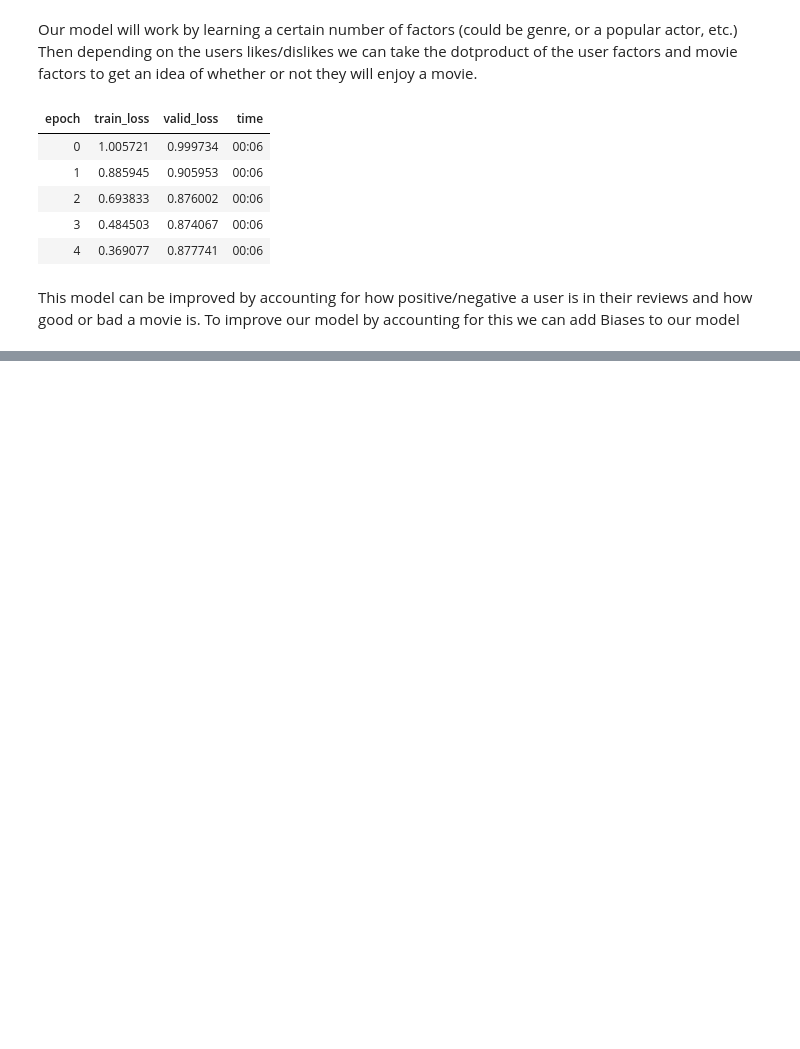
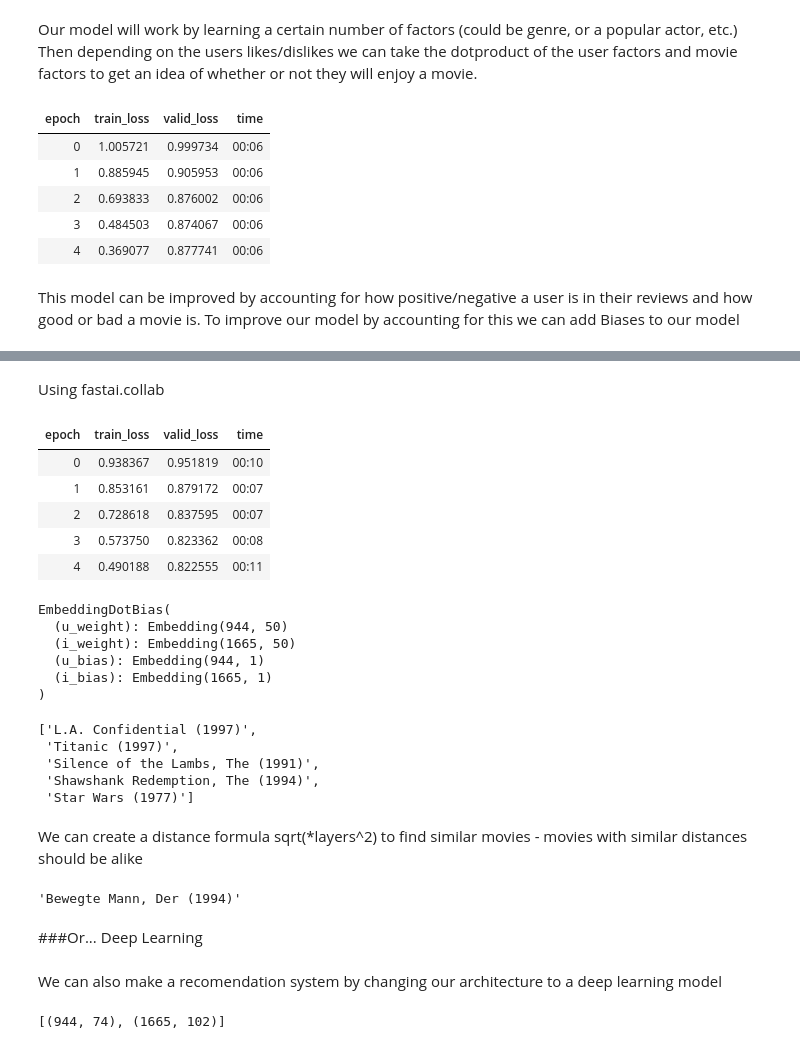
Before and after one commit to steimel60/ML, a Jupyter notebook: DeepLearning/MovieRecs.ipynb, the cells around one changed output, grey strips where cells are left out. Cells and saved outputs as stored; diff of their text form; code cells hidden in the pictures; blank space fills up the shorter version.

```diff
--- a/DeepLearning/MovieRecs.ipynb
+++ b/DeepLearning/MovieRecs.ipynb
@@ -129,0 +208,52 @@ Our training loss improved but validation loss worsened - we are overfitting
+# %% [markdown]
+Using fastai.collab
+# %%
+learn = collab_learner(dls, n_factors=50, y_range=(0,5.5))
+learn.fit_one_cycle(5, 5e-3, wd=.1)
+# %% [output]
+| epoch | train_loss | valid_loss | time |
+| 0 | 0.938367 | 0.951819 | 00:10 |
+| 1 | 0.853161 | 0.879172 | 00:07 |
+| 2 | 0.728618 | 0.837595 | 00:07 |
+| 3 | 0.573750 | 0.823362 | 00:08 |
+| 4 | 0.490188 | 0.822555 | 00:11 |
+# %%
+#Print layer names
+learn.model
+# %% [output]
+EmbeddingDotBias(
+  (u_weight): Embedding(944, 50)
+  (i_weight): Embedding(1665, 50)
+  (u_bias): Embedding(944, 1)
+  (i_bias): Embedding(1665, 1)
+)
+# %%
+#use layer names to replicate previous analysis
+movie_bias = learn.model.i_bias.weight.squeeze()
+idxs = movie_bias.argsort(descending=True)[:5]
+[dls.classes['title'][i] for i in idxs]
+# %% [output]
+['L.A. Confidential (1997)',
+ 'Titanic (1997)',
+ 'Silence of the Lambs, The (1991)',
+ 'Shawshank Redemption, The (1994)',
+ 'Star Wars (1977)']
+# %% [markdown]
+We can create a distance formula sqrt(*layers^2) to find similar movies - movies with similar distances should be alike
+# %%
+movie_factors = learn.model.i_weight.weight
+idx = dls.classes['title'].o2i['Silence of the Lambs, The (1991)']
+distances = nn.CosineSimilarity(dim=1)(movie_factors, movie_factors[idx][None])
+idx = distances.argsort(descending=True)[1]
+dls.classes['title'][idx]
+# %% [output]
+'Bewegte Mann, Der (1994)'
+# %% [markdown]
+###Or... Deep Learning
+# %% [markdown]
+We can also make a recomendation system by changing our architecture to a deep learning model
+# %%
+embs = get_emb_sz(dls)
+embs
+# %% [output]
+[(944, 74), (1665, 102)]
```
Also changed, not shown: parts of 14 cells of this notebook.
